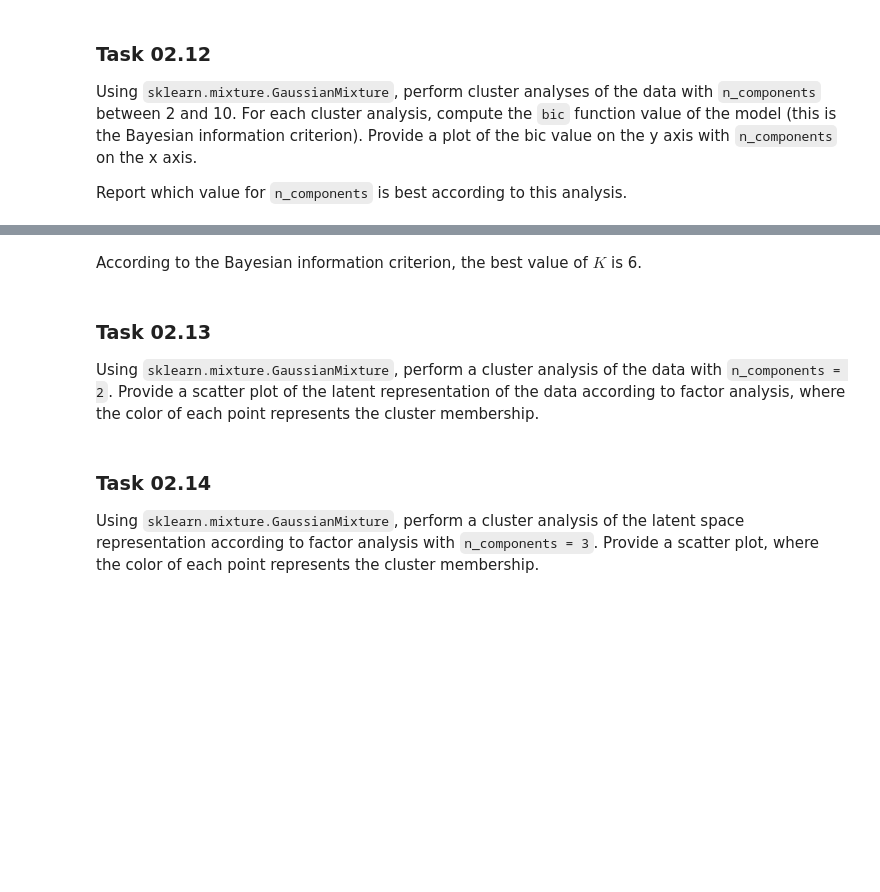
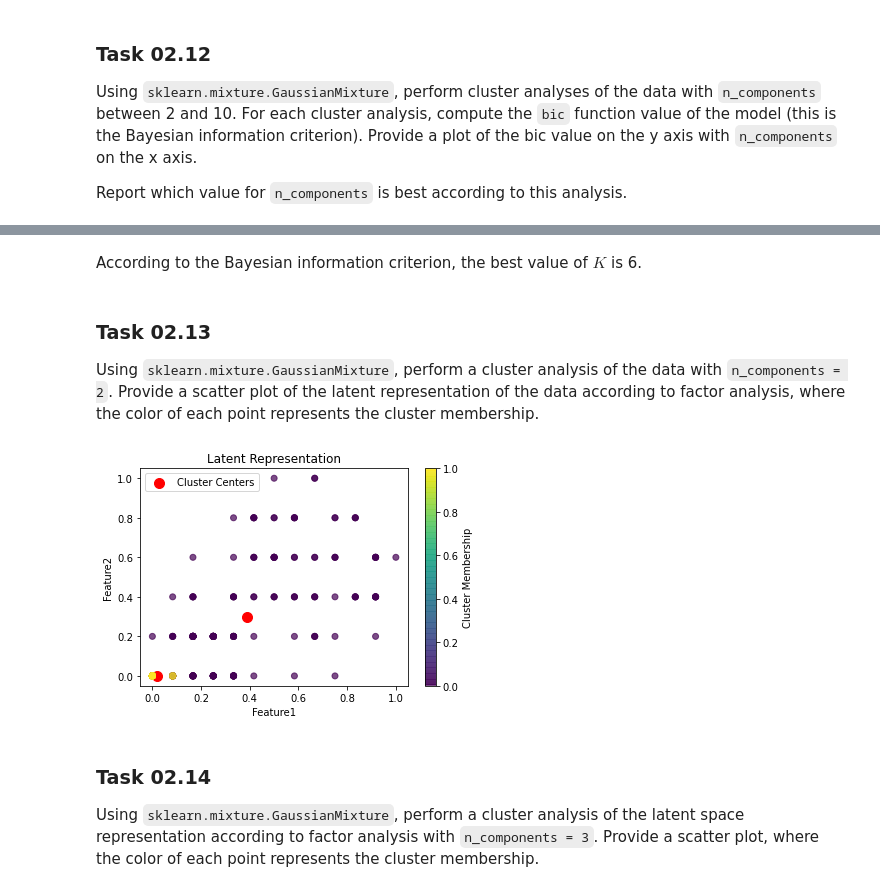
Before and after one commit to bhunecke/data-mining, a Jupyter notebook: sheet02/sheet02.ipynb, the cells around one changed output, grey strips where cells are left out. Cells and saved outputs as stored; diff of their text form; code cells hidden in the pictures; blank space fills up the shorter version.

```diff
--- a/sheet02/sheet02.ipynb
+++ b/sheet02/sheet02.ipynb
@@ -342,14 +344,26 @@ plt.show()
 # %%
 # this cell is here for test purposes. please ignore it.
-# %% [markdown]
-According to the Bayesian information criterion, the best value of $K$ is 6.
+# %% [markdown]
+According to the Bayesian information criterion, the best value of $K$ is 6.
 # %% [markdown]
 ### Task 02.13
 
 Using `sklearn.mixture.GaussianMixture`, perform a cluster analysis of the data with `n_components = 2`. Provide a scatter plot of the latent representation of the data according to factor analysis, where the color of each point represents the cluster membership.
 # %%
-# YOUR CODE HERE
-raise NotImplementedError()
+gaussian = GaussianMixture(n_components=2)
+cluster_assignments = gaussian.fit_predict(X)
+means = gaussian.means_
+
+plt.scatter(means[:, 0], means[:, 1], c='red', marker='o', s=100, label='Cluster Centers')
+plt.scatter(X[:, 0], X[:, 1], c=cluster_assignments, cmap='viridis', alpha=0.7)
+plt.title("Latent Representation")
+plt.xlabel("Feature1")
+plt.ylabel("Feature2")
+plt.colorbar(label='Cluster Membership')
+plt.legend()
+plt.show()
+# %% [output]
+[figure, added]
 # %%
 # this cell is here for test purposes. please ignore it.
 # %% [markdown]
```
Also changed, not shown: parts of 14 cells of this notebook.
